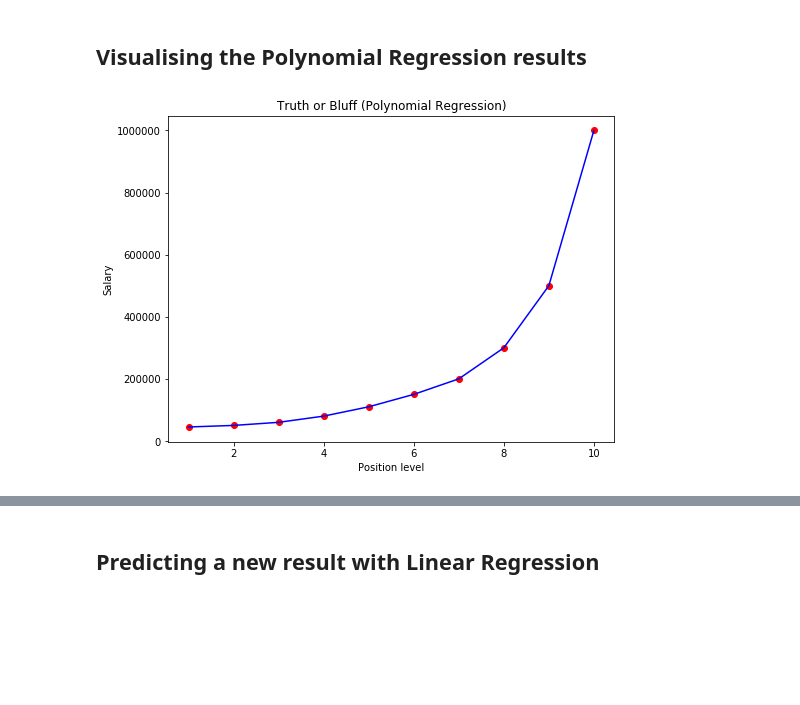
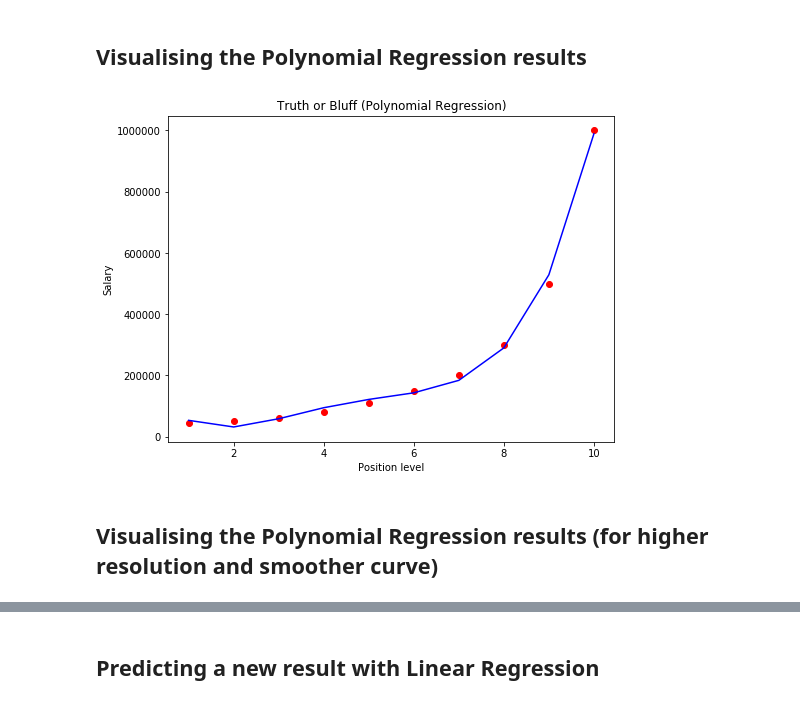
Before and after one commit to iamtushara/Machine-Learning-Reference, a Jupyter notebook: Machine Learning/1. Supervised Learning/1. Regression/3. Polynomial Regression/Codes/Polynomial Regression.ipynb, the cells around one changed output, grey strips where cells are left out. Cells and saved outputs as stored; diff of their text form; code cells hidden in the pictures; blank space fills up the shorter version.

Commit message:
Update Polynomial Regression.ipynb
Updated Polynomial Regression Code

```diff
--- a/Machine Learning/1. Supervised Learning/1. Regression/3. Polynomial Regression/Codes/Polynomial Regression.ipynb
+++ b/Machine Learning/1. Supervised Learning/1. Regression/3. Polynomial Regression/Codes/Polynomial Regression.ipynb
@@ -33,6 +33,6 @@ X_train, X_test, y_train, y_test = train_test_split(X, y, test_size = 0.2)
 ## Fitting Linear Regression to the dataset
 # %%
 from sklearn.linear_model import LinearRegression
-lin_reg = LinearRegression()
-lin_reg.fit(X, y)
+linear_regressor = LinearRegression()
+linear_regressor.fit(X, y)
 # %% [output]
@@ -55,10 +54,10 @@ plt.show()
 ## Fitting Polynomial Regression to the dataset
 # %%
 from sklearn.preprocessing import PolynomialFeatures
-poly_trans = PolynomialFeatures(degree = 12)
-X_poly = poly_trans.fit_transform(X)
+poly_features_transformer = PolynomialFeatures(degree = 4)
+X_poly = poly_features_transformer.fit_transform(X)
 
 # Fitting the higher order terms to the model
-poly_reg = LinearRegression()
-poly_reg.fit(X_poly, y)
+polynomial_regressor = LinearRegression()
+polynomial_regressor.fit(X_poly, y)
 # %% [output]
@@ -69,10 +67,12 @@ LinearRegression(copy_X=True, fit_intercept=True, n_jobs=None,
 # %%
 plt.figure(figsize=(8,6))
 plt.scatter(X, y, color = 'red')
-plt.plot(X, poly_reg.predict(poly_trans.fit_transform(X)), color = 'blue')
+plt.plot(X, polynomial_regressor.predict(poly_features_transformer.fit_transform(X)), color = 'blue')
 plt.title('Truth or Bluff (Polynomial Regression)')
 plt.xlabel('Position level')
 plt.ylabel('Salary')
 plt.show()
 # %% [output]
-[figure, old version]
+[figure, new version]
+# %% [markdown]
+## Visualising the Polynomial Regression results (for higher resolution and smoother curve)
```
Also changed, not shown: parts of 13 cells of this notebook.
